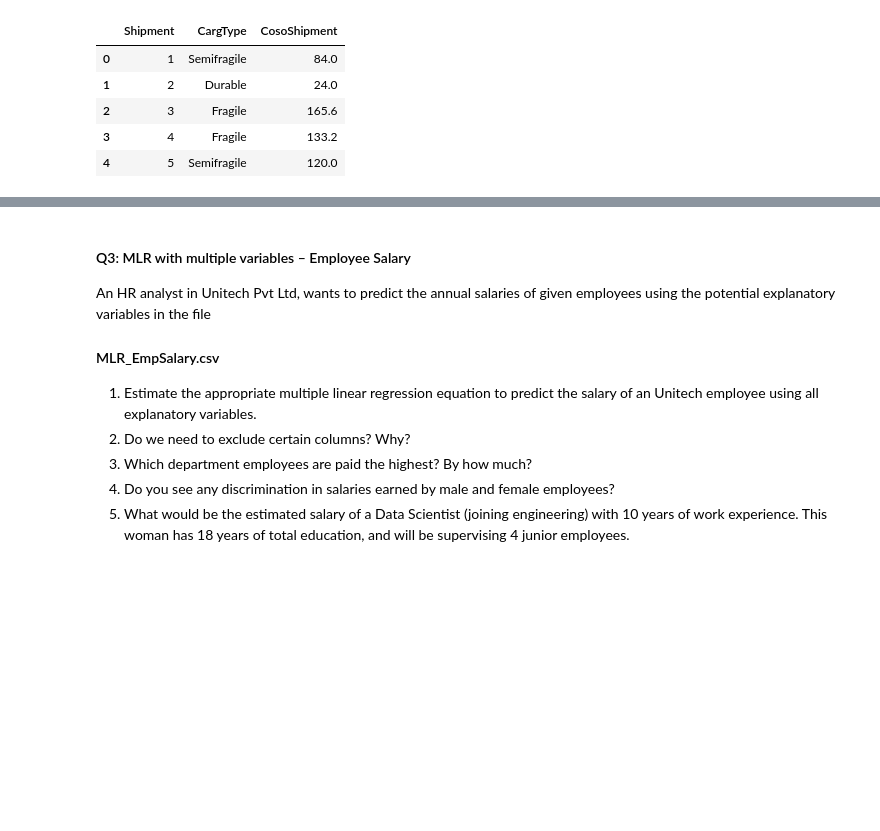
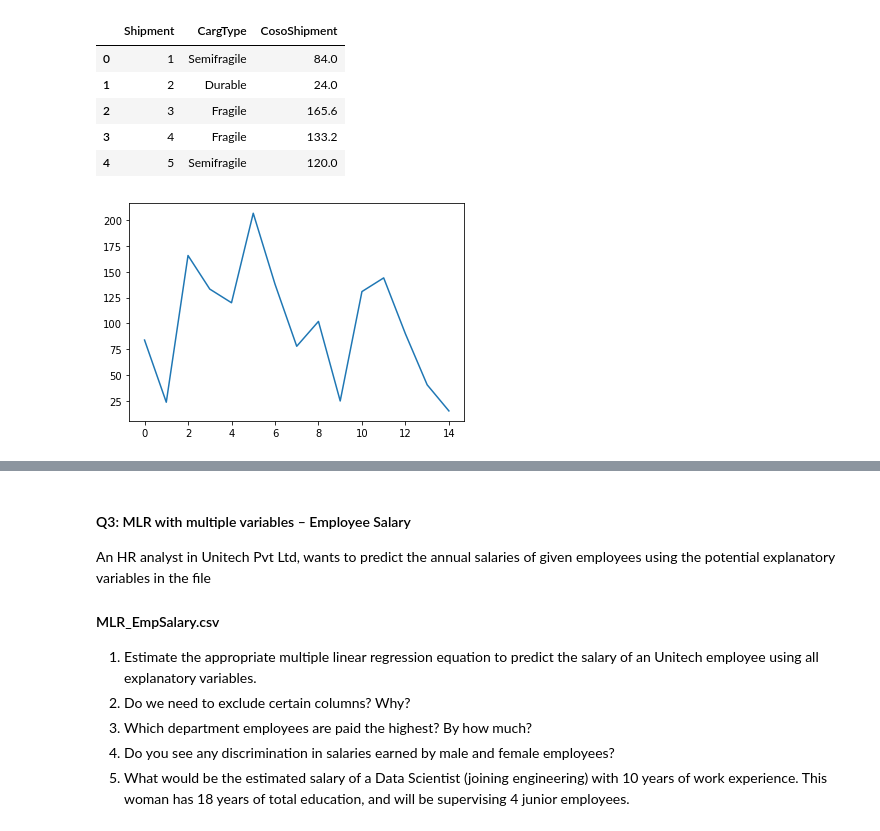
Before and after one commit to Oyeyemi-Oyebola/Data-Science-Bootccamp, a Jupyter notebook: Assignment 06_Oyeyemi.ipynb, the cells around one changed output, grey strips where cells are left out. Saved outputs shown, nothing was run; the diff lists cells and outputs as text; code cells hidden in the pictures; blank space fills up the shorter version.

```diff
--- a/Assignment 06_Oyeyemi.ipynb
+++ b/Assignment 06_Oyeyemi.ipynb
@@ -160,3 +162,13 @@ MLR_Courier.head()
 | 2 | 3 | Fragile | 165.6 |
 | 3 | 4 | Fragile | 133.2 |
 | 4 | 5 | Semifragile | 120.0 |
+# %%
+#separate the other attributes from the predicting attribute
+x = MLR_Courier.drop('CosoShipment',axis=1)
+#separte the predicting attribute into Y for model training
+y = MLR_Courier['CosoShipment']
+
+MLR_Courier['CosoShipment'].plot(kind = 'line')
+plt.show()
+# %% [output]
+[figure, added]
```
Also changed, not shown: parts of 20 cells of this notebook.
